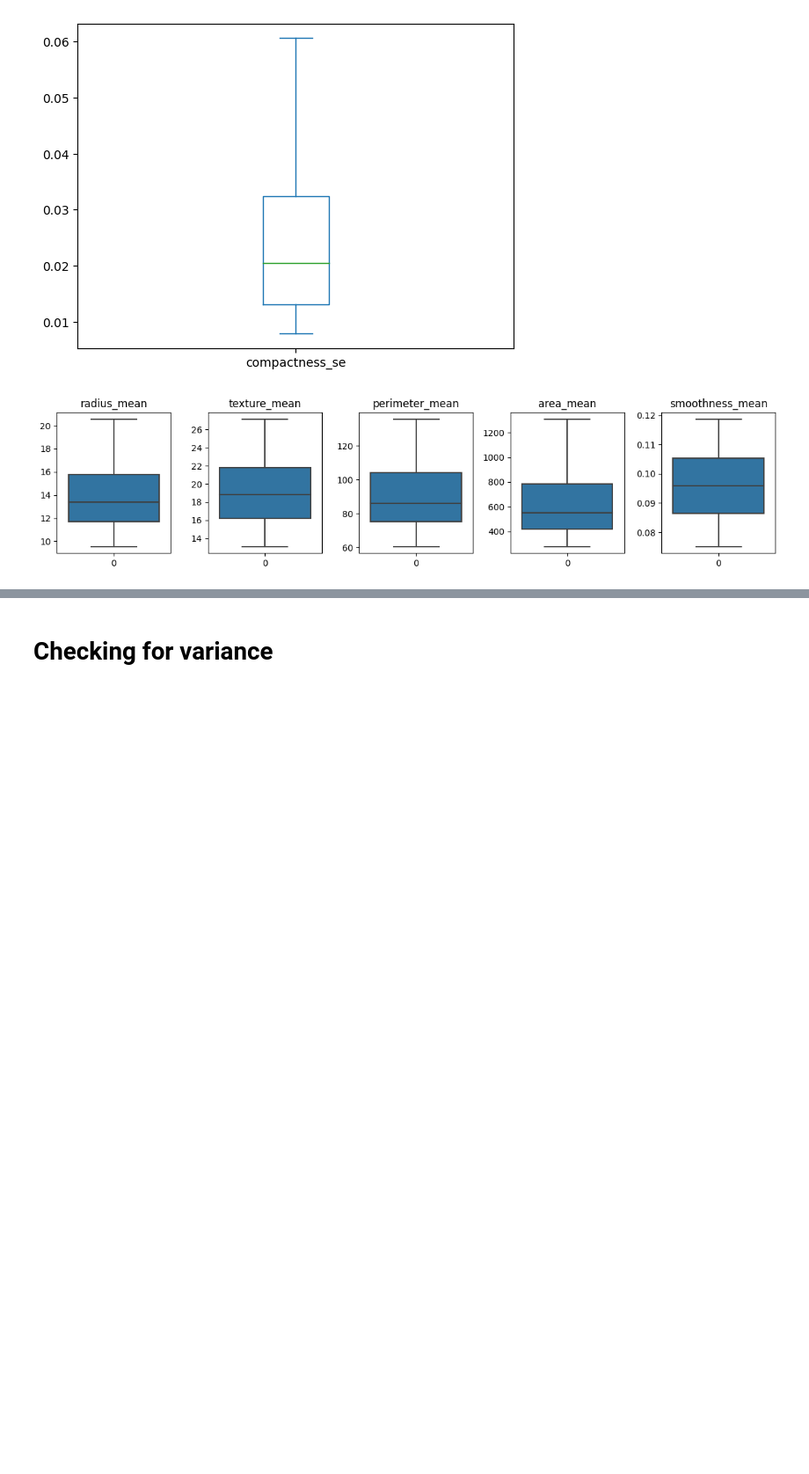
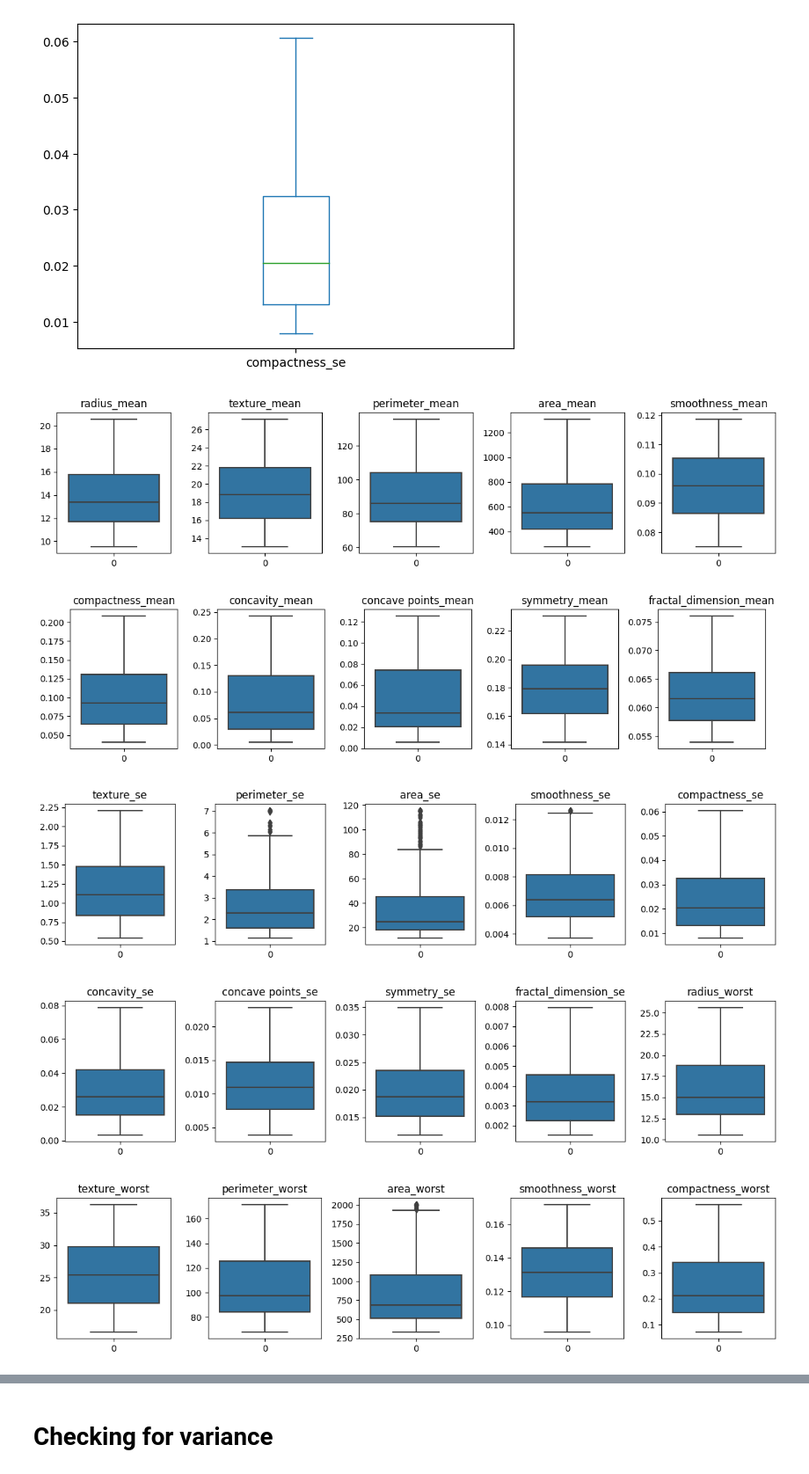
Before and after one commit to Jum-eng/DCIT-311-MACHINE-LEARNING-PROJECT, a Jupyter notebook: Code.ipynb, the cells around one changed output, grey strips where cells are left out. Shown at 88% size. Drawn from its saved outputs; the diff is of its cells as text; code cells hidden in the pictures; blank space fills up the shorter version.

```diff
--- a/Code.ipynb
+++ b/Code.ipynb
@@ -277,12 +279,51 @@ df['compactness_se'].plot(kind = 'box')
 num_col = df.select_dtypes(include=['int64', 'float64']).columns.tolist()
 
 df[num_col] = df[num_col].apply(lambda x: x.clip(*x.quantile([0.05, 0.95])))
-# %%
-fig, axes = plt.subplots(ncols = 5 , figsize = (12,3))
-for column, axis in zip(num_feature_list[:5], axes):
-  sns.boxplot(data = df[column], ax = axis)
-  axis.set_title(column)
-plt.tight_layout()
-plt.show()
-# %% [output]
-[figure, removed]
+# %%
+fig, axes = plt.subplots(ncols = 5 , figsize = (12,3))
+for column, axis in zip(num_feature_list[:5], axes):
+  sns.boxplot(data = df[column], ax = axis)
+  axis.set_title(column)
+plt.tight_layout()
+plt.show()
+
+fig, axes = plt.subplots(ncols = 5 , figsize = (12,3))
+for column, axis in zip(num_feature_list[5:11], axes):
+  sns.boxplot(data = df[column], ax = axis)
+  axis.set_title(column)
+plt.tight_layout()
+plt.show()
+
+fig, axes = plt.subplots(ncols = 5 , figsize = (12,3))
+for column, axis in zip(num_feature_list[11:16], axes):
+  sns.boxplot(data = df[column], ax = axis)
+  axis.set_title(column)
+plt.tight_layout()
+plt.show()
+
+fig, axes = plt.subplots(ncols = 5 , figsize = (12,3))
+for column, axis in zip(num_feature_list[16:21], axes):
+  sns.boxplot(data = df[column], ax = axis)
+  axis.set_title(column)
+plt.tight_layout()
+plt.show()
+
+fig, axes = plt.subplots(ncols = 5 , figsize = (12,3))
+for column, axis in zip(num_feature_list[21:26], axes):
+  sns.boxplot(data = df[column], ax = axis)
+  axis.set_title(column)
+plt.tight_layout()
+plt.show()
+
+fig, axes = plt.subplots(ncols = 5 , figsize = (12,3))
+for column, axis in zip(num_feature_list[26:30], axes):
+  sns.boxplot(data = df[column], ax = axis)
+  axis.set_title(column)
+plt.tight_layout()
+plt.show()
+# %% [output]
+[figure, added]
+[figure, added]
+[figure, added]
+[figure, added]
+[figure, added]
```
Also changed, not shown: parts of 32 cells of this notebook.
